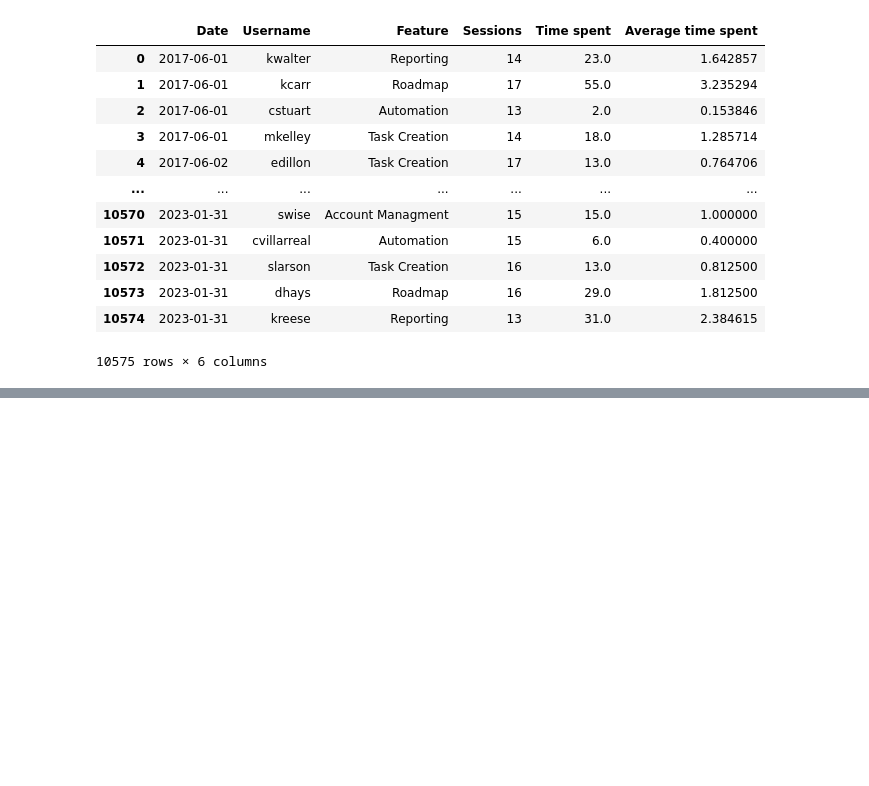
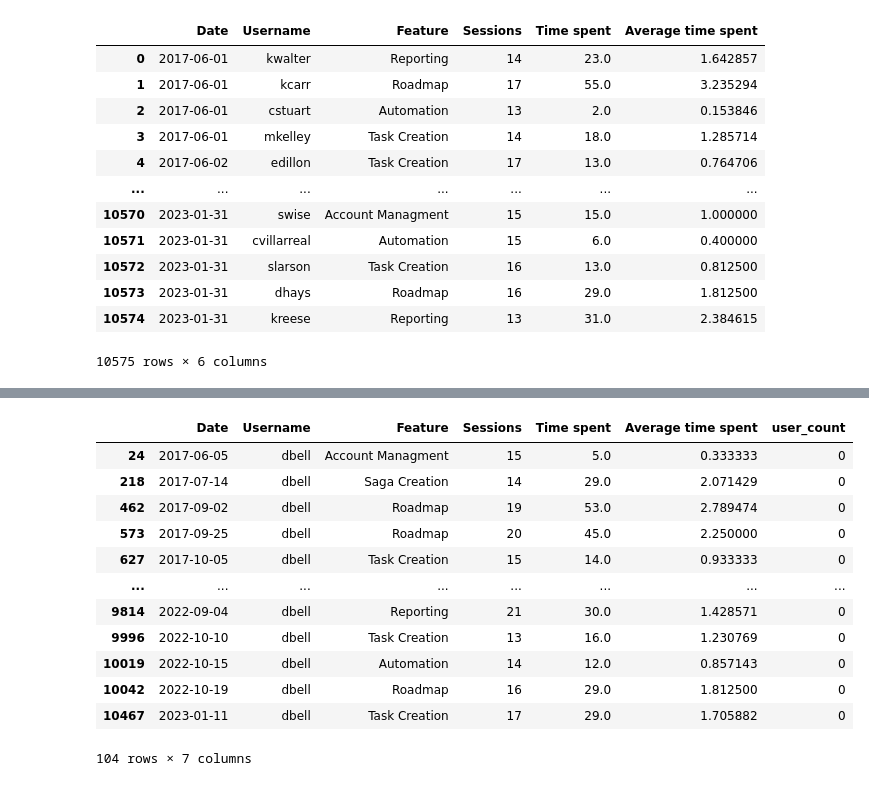
Before and after one commit to lucaslulucaslu/Data-Science-Practice-Projects, a Jupyter notebook: 10. Product usage analysis/product usage.ipynb, the cells around one changed output, grey strips where cells are left out. Drawn from its saved outputs; the diff is of its cells as text; code cells hidden in the pictures; blank space fills up the shorter version.

```diff
--- a/10. Product usage analysis/product usage.ipynb
+++ b/10. Product usage analysis/product usage.ipynb
@@ -93,0 +140,16 @@ df_user
+# %%
+df[df['Username']=='dbell']
+# %% [output]
+|  | Date | Username | Feature | Sessions | Time spent | Average time spent | user_count |
+| 24 | 2017-06-05 | dbell | Account Managment | 15 | 5.0 | 0.333333 | 0 |
+| 218 | 2017-07-14 | dbell | Saga Creation | 14 | 29.0 | 2.071429 | 0 |
+| 462 | 2017-09-02 | dbell | Roadmap | 19 | 53.0 | 2.789474 | 0 |
+| 573 | 2017-09-25 | dbell | Roadmap | 20 | 45.0 | 2.250000 | 0 |
+| 627 | 2017-10-05 | dbell | Task Creation | 15 | 14.0 | 0.933333 | 0 |
+| ... | ... | ... | ... | ... | ... | ... | ... |
+| 9814 | 2022-09-04 | dbell | Reporting | 21 | 30.0 | 1.428571 | 0 |
+| 9996 | 2022-10-10 | dbell | Task Creation | 13 | 16.0 | 1.230769 | 0 |
+| 10019 | 2022-10-15 | dbell | Automation | 14 | 12.0 | 0.857143 | 0 |
+| 10042 | 2022-10-19 | dbell | Roadmap | 16 | 29.0 | 1.812500 | 0 |
+| 10467 | 2023-01-11 | dbell | Task Creation | 17 | 29.0 | 1.705882 | 0 |
+104 rows × 7 columns
```
Also changed, not shown: parts of 10 cells of this notebook.
